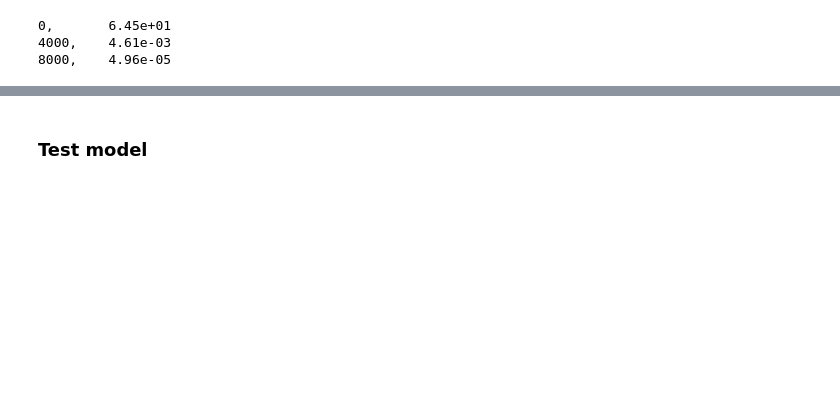
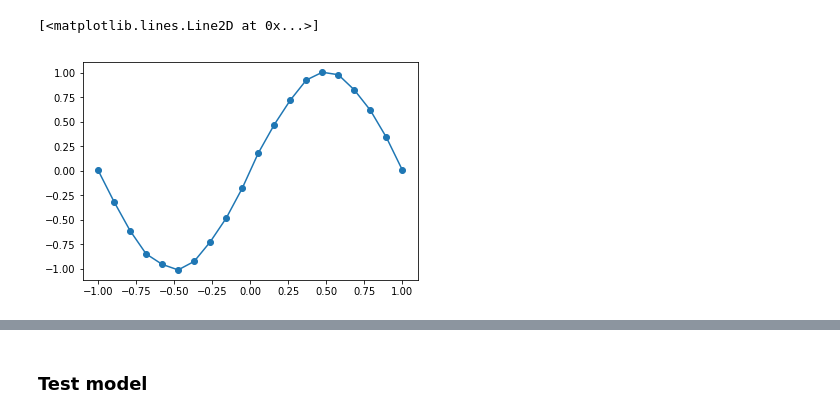
Before and after one commit to leiwu0308/genErrTwoLayer, a Jupyter notebook: ipython/try1.ipynb, the cells around one changed output, grey strips where cells are left out. Cells and saved outputs as stored; diff of their text form; code cells hidden in the pictures; blank space fills up the shorter version.

```diff
--- a/ipython/try1.ipynb
+++ b/ipython/try1.ipynb
@@ -80,33 +0,0 @@ def gen_data(n=10):
-# %%
-m = 500
-n = 8
-lr = 0.001
-niters = 10000
-
-
-net = TwoLayerNet(m,1,1)
-net.initialize(factor=0.1)
-net0 = deepcopy(net)
-
-loss_func = nn.MSELoss()
-optimizer = torch.optim.SGD(net.parameters(),lr=lr,momentum=0.9,nesterov=True)
-
-xTrain,yTrain = gen_data(n)
-X = torch.from_numpy(xTrain).view(n,1).float()
-Y = torch.from_numpy(yTrain).view(n).float()
-# %%
-for i in range(niters):
-    optimizer.zero_grad()
-    X_var = Variable(X)
-    Y_var = Variable(Y)
-    O = net(X_var)
-    E = loss_func(O,Y_var)
-    E.backward()
-
-    optimizer.step()
-    if i%4000==0:
-        print('%d,\t %.2e'%(i,E.data[0]))
-# %% [output]
-0,       6.45e+01
-4000,    4.61e-03
-8000,    4.96e-05
@@ -112,0 +29,26 @@ for i in range(niters):
+# %%
+# generate data
+def gen_data(n=10):
+    func = lambda t: np.sin(np.pi*t*1);
+    xR = np.linspace(-1,1,n)
+    yR = func(xR)+ np.random.randn(n)*0.01
+    return xR,yR
+
+class MyDataSet:
+    def __init__(self,n,device=torch.device('cpu')):
+        self.x_np, self.y_np = gen_data(n)
+        self.x = torch.from_numpy(self.x_np).view(n,1).float().to(device)
+        self.y = torch.from_numpy(self.y_np).view(n).float().to(device)
+
+    def __getitem__(self,idx):
+        return self.x[idx],self.y[idx]
+
+    def __len__(self):
+        return self.x.size(0)
+
+
+xR,yR = gen_data(20)
+plt.plot(xR,yR,'-o')
+# %% [output]
+[<matplotlib.lines.Line2D at 0x...>]
+[figure, added]
```
Also changed, not shown: parts of 15 cells of this notebook, 29 other files.
